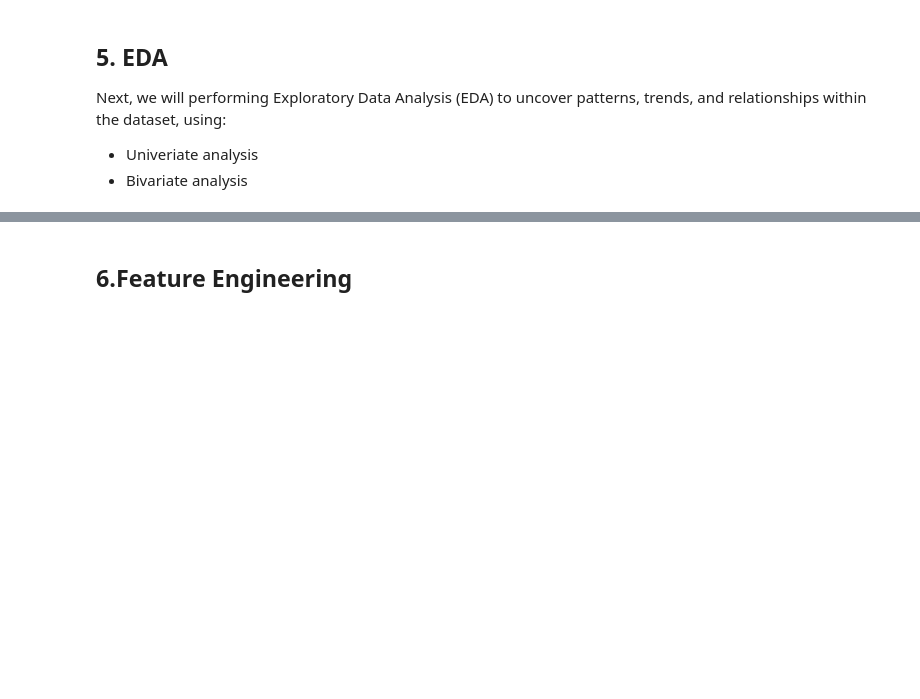
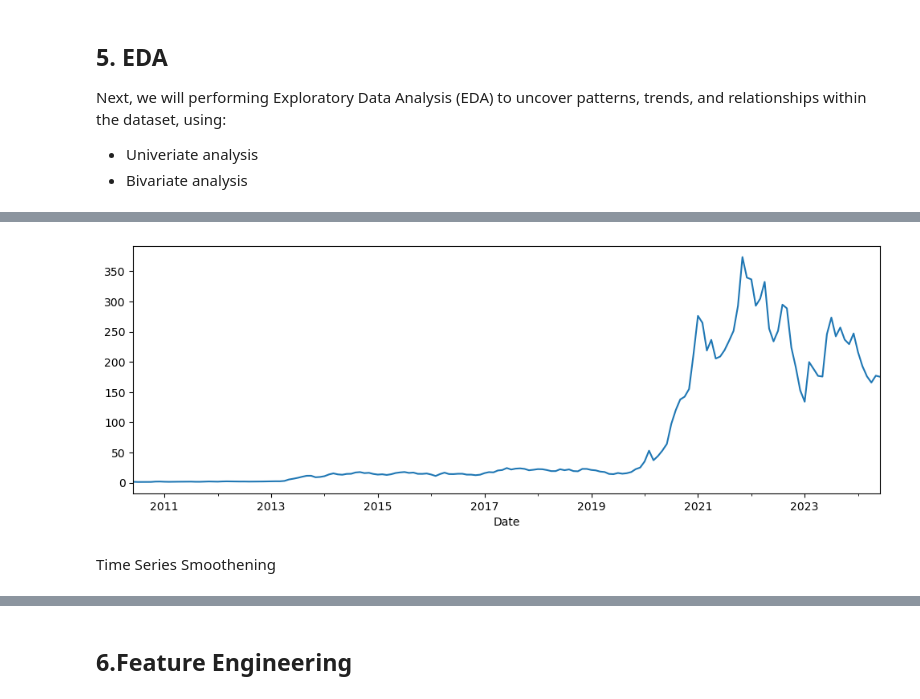
Before and after one commit to marionrion/teslaproject, a Jupyter notebook: Tesla.ipynb, the cells around one changed output, grey strips where cells are left out. Cells and saved outputs as stored; diff of their text form; code cells hidden in the pictures; blank space fills up the shorter version.

```diff
--- a/Tesla.ipynb
+++ b/Tesla.ipynb
@@ -301,0 +361,6 @@ plt.show()
+# %%
+Tesla.resample(rule="M").mean()['Adj Close'].plot(figsize=(12,4));
+# %% [output]
+[figure, added]
+# %% [markdown]
+Time Series Smoothening
```
Also changed, not shown: parts of 22 cells of this notebook.
